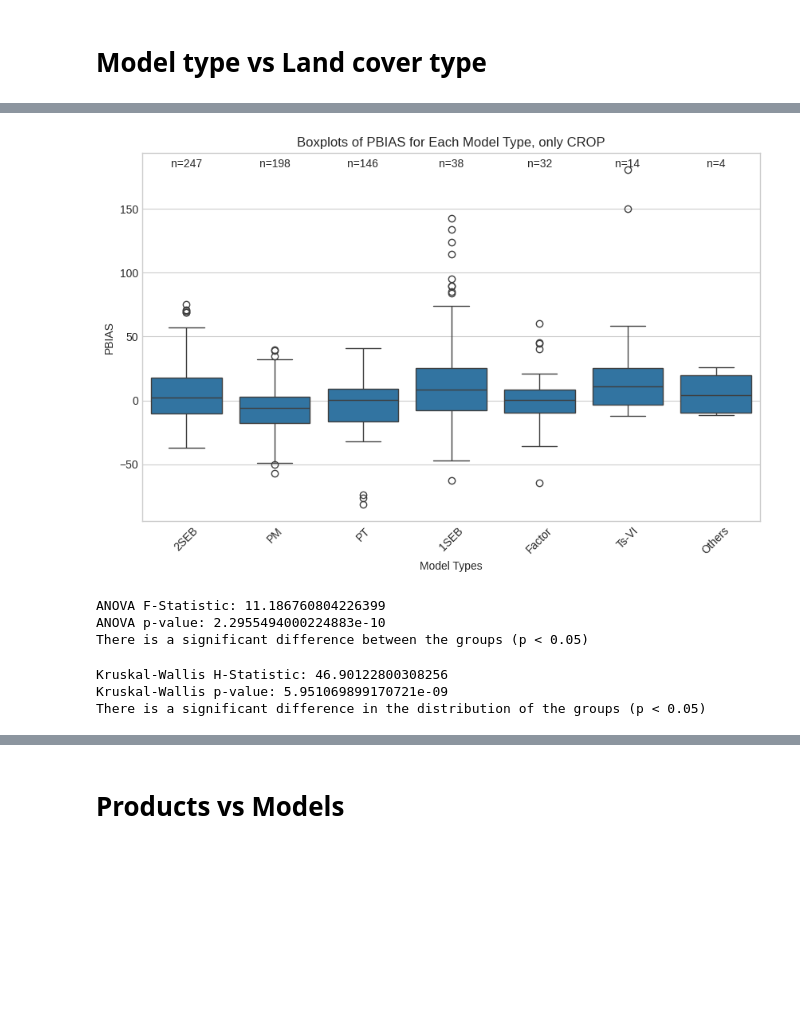
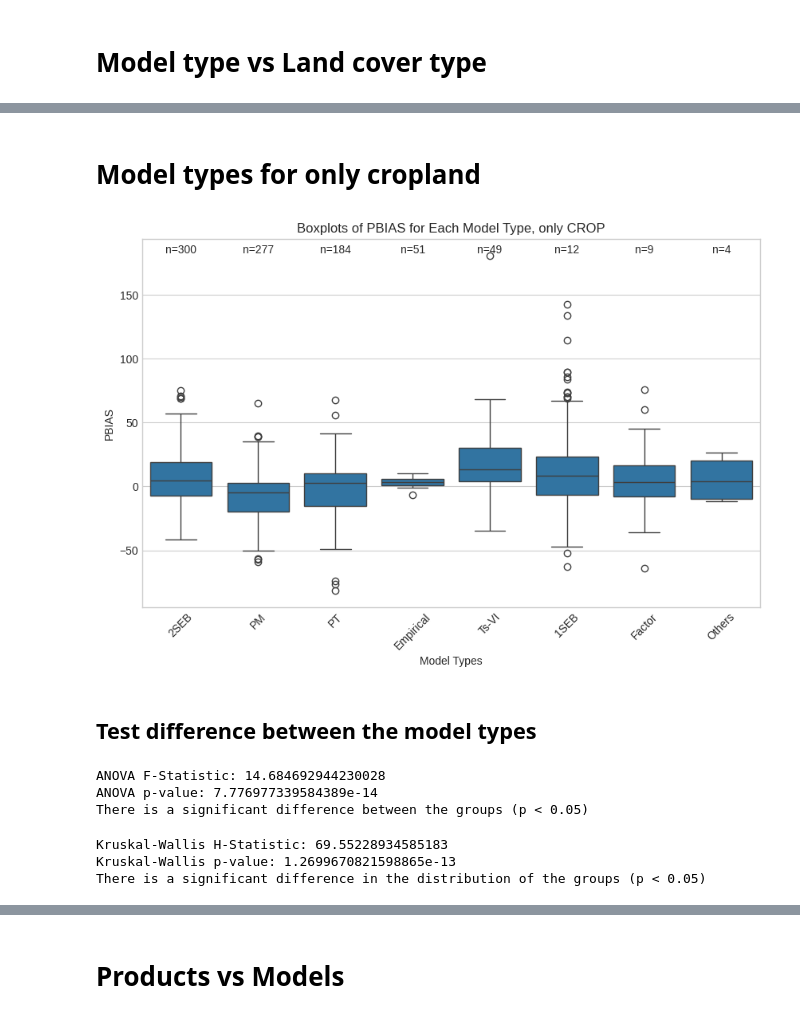
Before and after one commit to trngbich/Hydroloop, a Jupyter notebook: PBias_meta_analyses.ipynb, the cells around one changed output, grey strips where cells are left out. Drawn from its saved outputs; the diff is of its cells as text; code cells hidden in the pictures; blank space fills up the shorter version.

```diff
--- a/PBias_meta_analyses.ipynb
+++ b/PBias_meta_analyses.ipynb
@@ -1461,25 +1493,30 @@ tier_df
+# %% [markdown]
+# Model types for only cropland
 # %%
 df_ = filtered_df
-df_ = df_[df_['IGBPQGIS'] == 'CRO']
+df_crop = df_[df_['IGBP'] == 'CRO']
 # Plot boxplots of PBIAS for each model type
 plt.figure(figsize=(10, 6))
-sns.boxplot(x='Model Type', y='PBIAS (%)', data=df_)
+sns.boxplot(x='Model Type', y='PBIAS (%)', data=df_crop)
 
 # Annotate the plot with the count of data points for each group
-group_counts = df_['Model Type'].value_counts().reset_index()
+group_counts = df_crop['Model Type'].value_counts().reset_index()
 group_counts.columns = ['Model Type', 'count']
 for index, row in group_counts.iterrows():
-    plt.text(index, df_['PBIAS (%)'].max() + 2, f'n={row["count"]}', ha='center')
+    plt.text(index, df_crop['PBIAS (%)'].max() + 2, f'n={row["count"]}', ha='center')
 
 plt.xlabel('Model Types')
 plt.ylabel('PBIAS')
 plt.title('Boxplots of PBIAS for Each Model Type, only CROP')
 plt.xticks(rotation=45)
 plt.show()
 # %% [output]
-[figure, old version]
+[figure, new version]
+# %% [markdown]
+## Test difference between the model types
 # %%
 # Perform one-way ANOVA
+df_ = df_crop
 anova_result = f_oneway(df_[df_['Model Type'] == '2SEB']['PBIAS (%)'],
                         df_[df_['Model Type'] == '1SEB']['PBIAS (%)'],
                         df_[df_['Model Type'] == 'PT']['PBIAS (%)'],
@@ -1499,11 +1536,12 @@ if anova_result.pvalue < 0.05:
 else:
     print("There is no significant difference between the groups (p >= 0.05)")
 # %% [output]
-ANOVA F-Statistic: 11.186760804226399
-ANOVA p-value: 2.2955494000224883e-10
+ANOVA F-Statistic: 14.684692944230028
+ANOVA p-value: 7.776977339584389e-14
 There is a significant difference between the groups (p < 0.05)
 # %%
 # Perform Kruskal-Wallis H-test
+df_ = df_crop
 kruskal_result = kruskal(df_[df_['Model Type'] == '2SEB']['PBIAS (%)'],
                         df_[df_['Model Type'] == '1SEB']['PBIAS (%)'],
                         df_[df_['Model Type'] == 'PT']['PBIAS (%)'],
@@ -1523,6 +1561,6 @@ if kruskal_result.pvalue < 0.05:
 else:
     print("There is no significant difference in the distribution of the groups (p >= 0.05)")
 # %% [output]
-Kruskal-Wallis H-Statistic: 46.90122800308256
-Kruskal-Wallis p-value: 5.951069899170721e-09
+Kruskal-Wallis H-Statistic: 69.55228934585183
+Kruskal-Wallis p-value: 1.2699670821598865e-13
 There is a significant difference in the distribution of the groups (p < 0.05)
```
Also changed, not shown: parts of 77 cells of this notebook.
